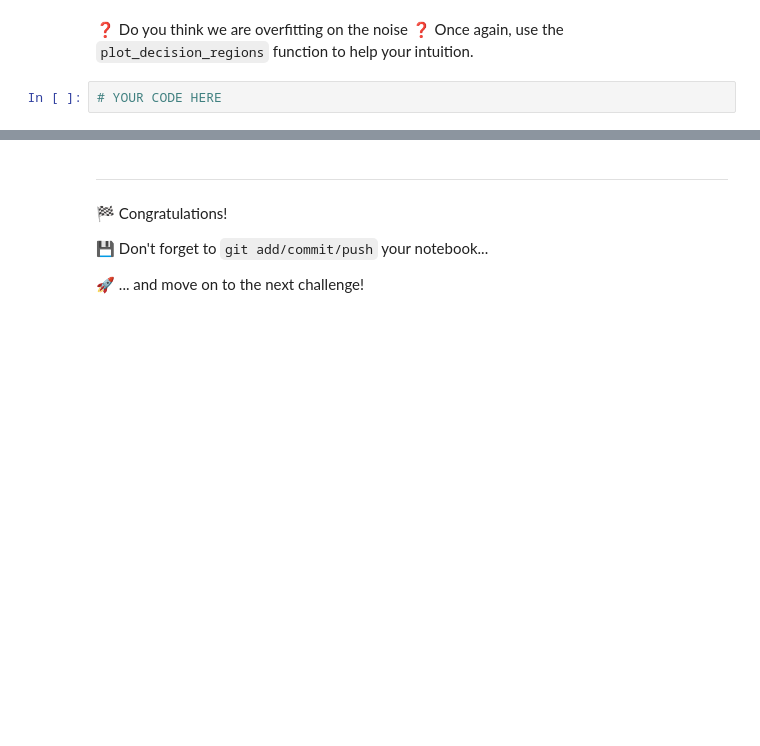
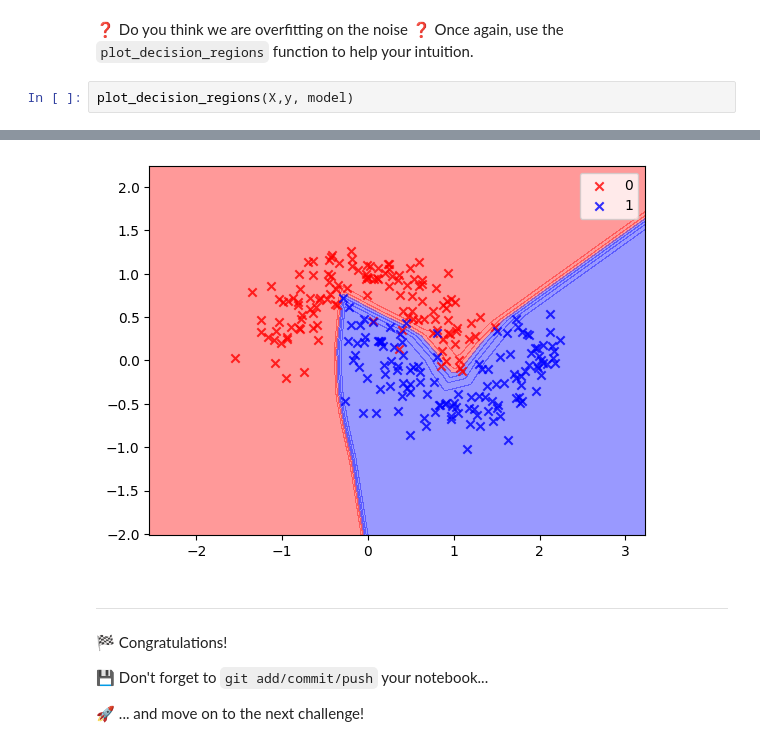
Before and after one commit to arostagnat/data-your-first-neural-network, a Jupyter notebook: your_first_neural_network.ipynb, the cells around one changed output, grey strips where cells are left out. Saved outputs shown, nothing was run; the diff lists cells and outputs as text; blank space fills up the shorter version.

```diff
--- a/your_first_neural_network.ipynb
+++ b/your_first_neural_network.ipynb
@@ -430,5 +430,6 @@ git commit -m 'Completed deeper_model step'
 git push origin master
 # %% [markdown]
 ❓ Do you think we are overfitting on the noise ❓ Once again, use the `plot_decision_regions` function to help your intuition.
-# %%
-# YOUR CODE HERE
+# %%
+plot_decision_regions(X,y, model)
+# %% [output]
@@ -435,3 +437,4 @@ git push origin master
+[figure, added]
 # %% [markdown]
 ---
 
```
Also changed, not shown: parts of 1 cell of this notebook.
